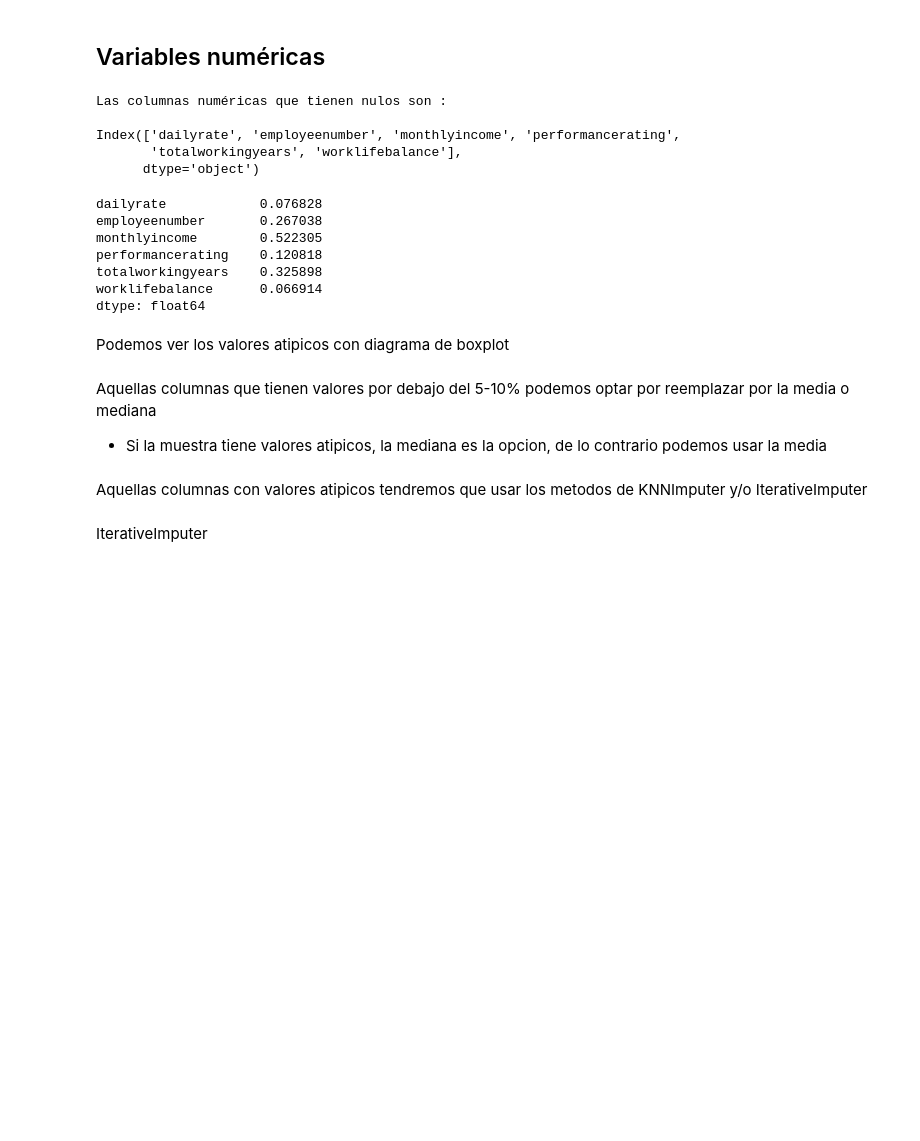
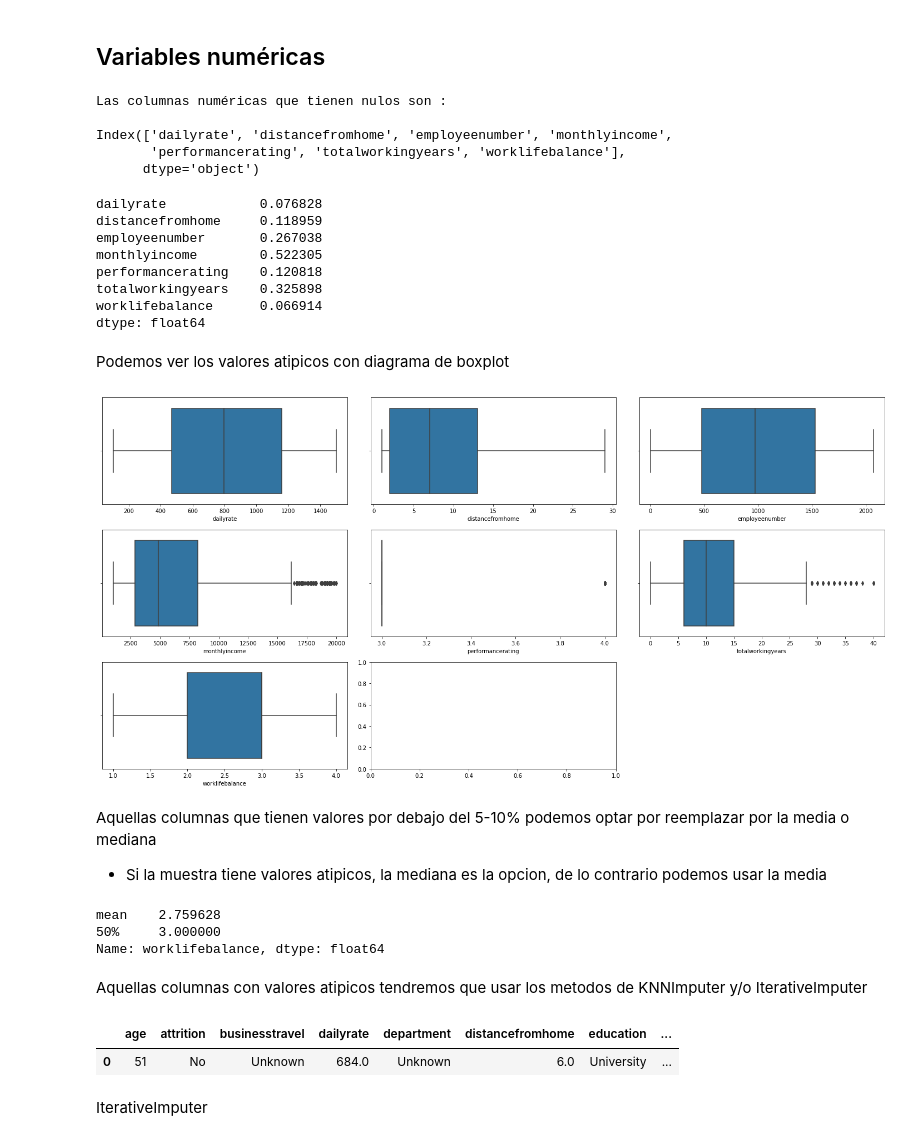
Before and after one commit to Adalab/https-github.com-Adalab-proyecto-da-promo-F-modulo-3-team-5, a Jupyter notebook: orden_gestion_nulos.ipynb, the cells around one changed output. Drawn from its saved outputs; the diff is of its cells as text; code cells hidden in the pictures; blank space fills up the shorter version.

```diff
--- a/orden_gestion_nulos.ipynb
+++ b/orden_gestion_nulos.ipynb
@@ -154,21 +135,6 @@ OVERTIME: categoria 'desconocido' porque tiene un 40% de nulos. Creemos que es u
 columnas_desconocidas = ['businesstravel', 'department', 'educationfield', 'maritalstatus', 'overtime']
 # %% [markdown]
 Reemplazamos por la moda
-# %%
-
-# iteramos por la lista creada en el paso anterior:
-for columna in columnas_moda:
-
-    # calculamos la moda para la columna por la que estamos iterando
-    moda = df[col].mode()[0]
-
-    # utilizando el método fillna reemplazamos los valores nulos por la moda calculada en el paso anterior.
-    df[columna] = df[columna].fillna(moda)
-
-# por último chequeamos si se han eliminado los nulos en las columnas de "marital" y "loan"
-print("Después del reemplazo usando 'fillna' quedan los siguientes nulos")
-
-df[columnas_moda].isnull().sum()
 # %% [markdown]
 Agregamos una nueva categoria
 # %%
@@ -208,14 +174,15 @@ print(nulos_esta_num)
 # %% [output]
 Las columnas numéricas que tienen nulos son :
 
-Index(['dailyrate', 'employeenumber', 'monthlyincome', 'performancerating',
-       'totalworkingyears', 'worklifebalance'],
+Index(['dailyrate', 'distancefromhome', 'employeenumber', 'monthlyincome',
+       'performancerating', 'totalworkingyears', 'worklifebalance'],
       dtype='object')
 # %%
 # lo primero que vamos a hacer es calcular el número de nulos que tenemos en cada una de las columnas numericas
 df_ejemplo[nulos_esta_num].isnull().sum() / df_ejemplo.shape[0]
 # %% [output]
 dailyrate            0.076828
+distancefromhome     0.118959
 employeenumber       0.267038
 monthlyincome        0.522305
 performancerating    0.120818
@@ -227,20 +194,26 @@ Podemos ver los valores atipicos con diagrama de boxplot
 # %%
 # lo siguiente que tendríamos que hacer es ver si dentro de las columnas donde tenemos nulos tenemos valores atípicos.
 # Para hacer esto lo mejor es usar visualización, sin embargo, todavía no hemos aprendido (lo haremos mañana).
 # Por lo tanto, el código que tenéis a continuación no es necesario que lo entendais.
 
-fig, axes = plt.subplots(nrows = 2, ncols = 3, figsize = (20,10))
+fig, axes = plt.subplots(nrows = 3, ncols = 3, figsize = (20,10))
 
 axes = axes.flat
 
 for indice, col in enumerate(nulos_esta_num):
-    sns.boxplot(x = col, data = df, ax = axes[indice])
+    sns.boxplot(x = col, data = df_ejemplo, ax = axes[indice])
 
 plt.tight_layout()
 fig.delaxes(axes[-1]);
+# %% [output]
+[figure, added]
 # %% [markdown]
 Aquellas columnas que tienen valores por debajo del 5-10% podemos optar por reemplazar por la media o mediana
  - Si la muestra tiene valores atipicos, la mediana es la opcion, de lo contrario podemos usar la media
 # %%
 # para decidir si usamos la media o la mediana lo que haremos es hacer un describe de la columna para saber cuales son estos valores
-df["contact_year"].describe()[["mean", "50%"]]
+df_ejemplo["worklifebalance"].describe()[["mean", "50%"]]
+# %% [output]
+mean    2.759628
+50%     3.000000
+Name: worklifebalance, dtype: float64
@@ -274,7 +234,10 @@ Aquellas columnas con valores atipicos tendremos que usar los metodos de KNNImpu
 # %%
 # como vamos a crear columnas nuevas, vamos a hacer una copia del DataFrame usando el método 'copy()'
-df_copia = df.copy()
+df_copia = df_ejemplo.copy()
 df_copia.head(1)
+# %% [output]
+|  | age | attrition | businesstravel | dailyrate | department | distancefromhome | education | ... |
+| 0 | 51 | No | Unknown | 684.0 | Unknown | 6.0 | University | ... |
 # %% [markdown]
 IterativeImputer
 # %%
```
Also changed, not shown: parts of 24 cells of this notebook, 3 other files.
